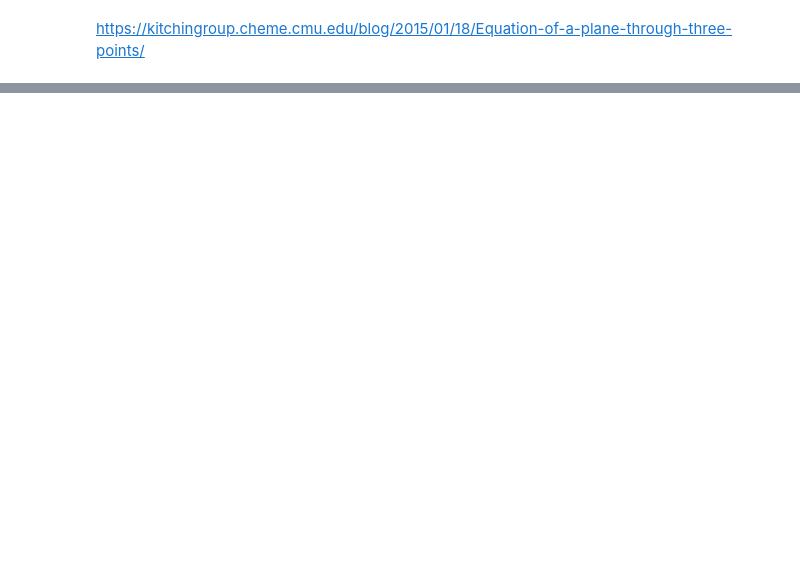
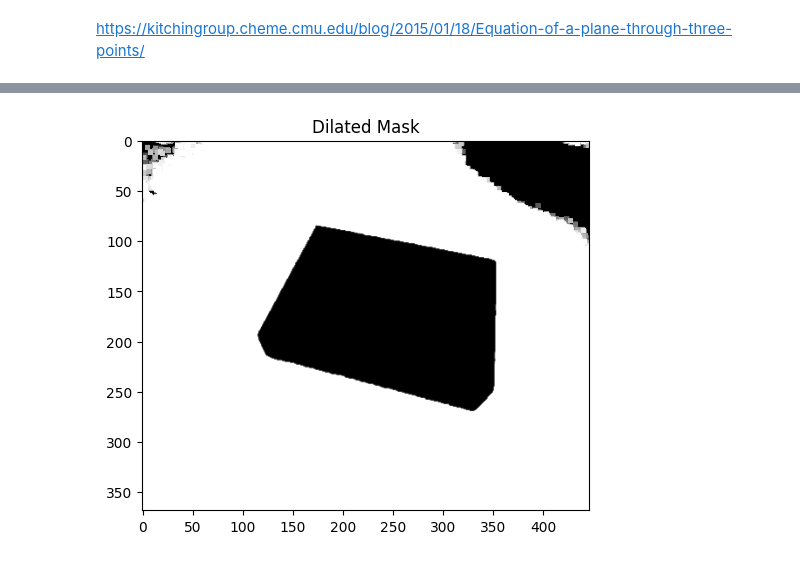
Before and after one commit to mahdi-darvish/CVPorj, a Jupyter notebook: Ex1/Group/exercise-01.ipynb, the cells around one changed output, grey strips where cells are left out. Saved outputs shown, nothing was run; the diff lists cells and outputs as text; code cells hidden in the pictures; blank space fills up the shorter version.

```diff
--- a/Ex1/Group/exercise-01.ipynb
+++ b/Ex1/Group/exercise-01.ipynb
@@ -261,0 +313,9 @@ best score:  99.99723614386792
+# %%
+dilated_img = cv2.dilate(img, kernel, iterations=1)
+
+# Visualize the eroded image
+plt.imshow(dilated_img, cmap='gray')
+plt.title('Dilated Mask')
+plt.show()
+# %% [output]
+[figure, added]
```
Also changed, not shown: parts of 28 cells of this notebook.
